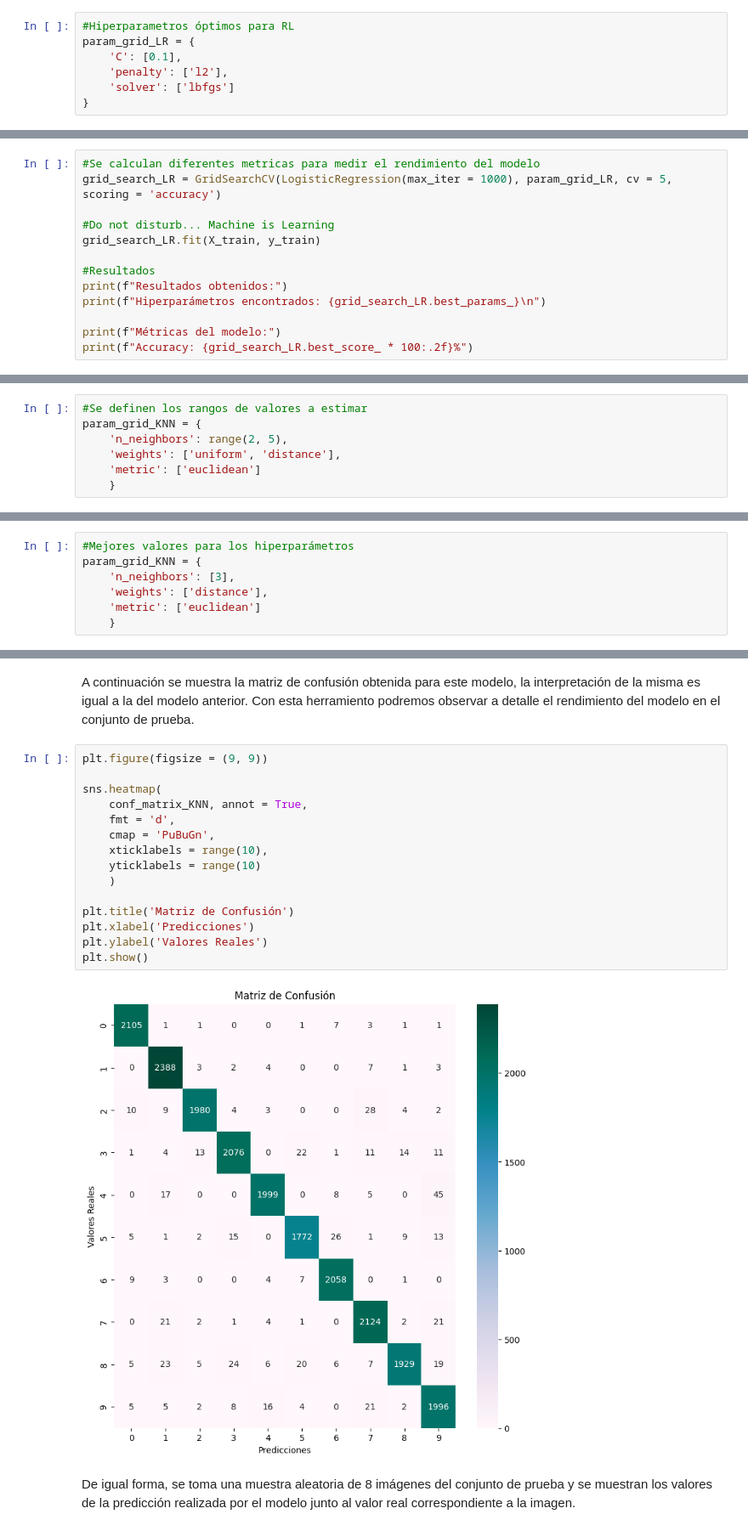
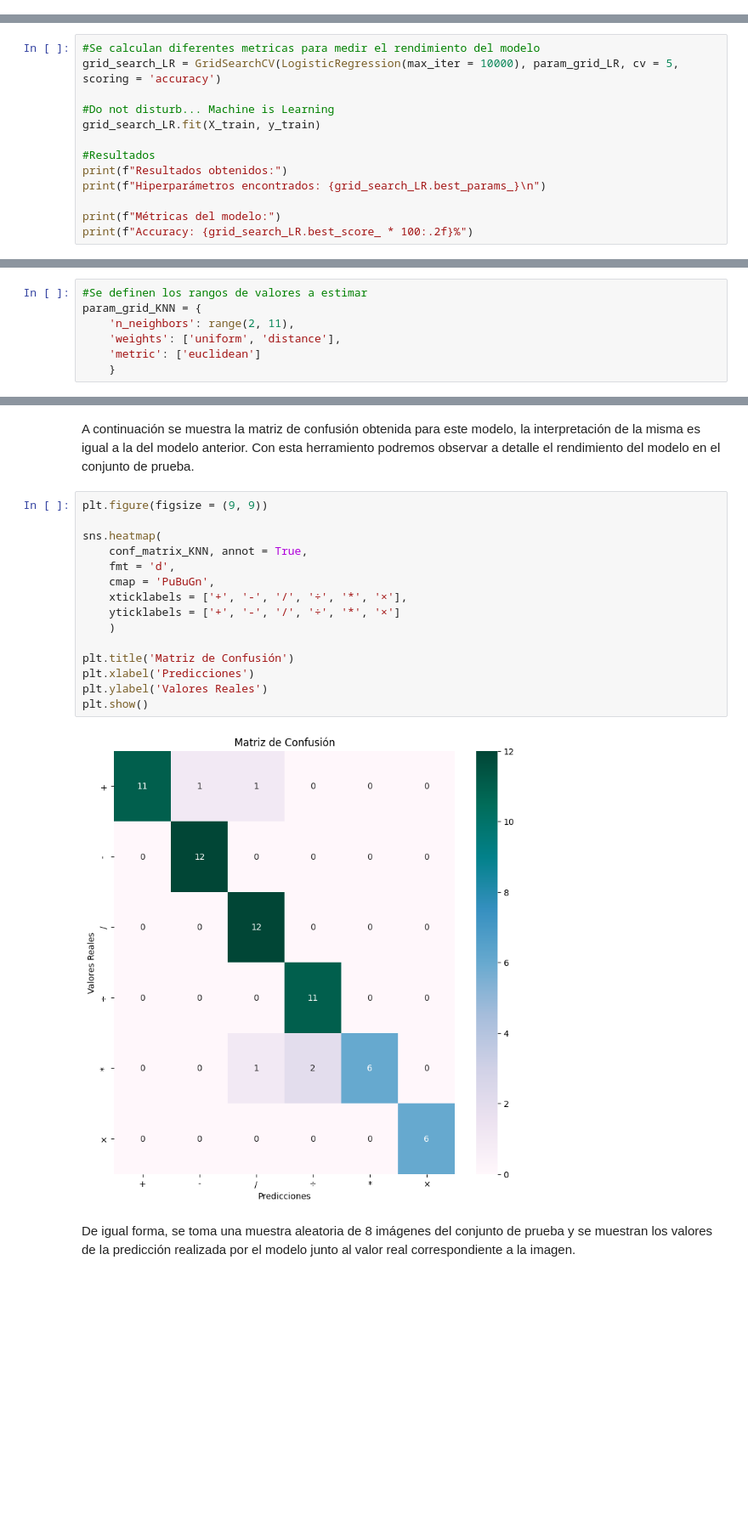
Before and after one commit to Morax19/ML_UCV, a Jupyter notebook: Tarea2/Tarea2_ML_DanielHernandez_Parte1_B.ipynb, the cells around one changed output, grey strips where cells are left out. Shown at 85% size. Cells and saved outputs as stored; diff of their text form; blank space fills up the shorter version.

```diff
--- a/Tarea2/Tarea2_ML_DanielHernandez_Parte1_B.ipynb
+++ b/Tarea2/Tarea2_ML_DanielHernandez_Parte1_B.ipynb
@@ -127,15 +172,8 @@ Nota: Dado que la búsqueda de los mejores valores para hiperparámetros es un p
-# %%
-#Hiperparametros óptimos para RL
-param_grid_LR = {
-    'C': [0.1],
-    'penalty': ['l2'],
-    'solver': ['lbfgs']
-}
 # %% [markdown]
 Se hace uso de GridSearchCV para estimación de parámetros y cálculo de scores en validación cruzada
 # %%
 #Se calculan diferentes metricas para medir el rendimiento del modelo
-grid_search_LR = GridSearchCV(LogisticRegression(max_iter = 1000), param_grid_LR, cv = 5, scoring = 'accuracy')
+grid_search_LR = GridSearchCV(LogisticRegression(max_iter = 10000), param_grid_LR, cv = 5, scoring = 'accuracy')
 
 #Do not disturb... Machine is Learning
 grid_search_LR.fit(X_train, y_train)
@@ -249,7 +293,7 @@ De manera similar al modelo anterior, KNN también posee hiperparámetros que de
 # %%
 #Se definen los rangos de valores a estimar
 param_grid_KNN = {
-    'n_neighbors': range(2, 5),
+    'n_neighbors': range(2, 11),
     'weights': ['uniform', 'distance'],
     'metric': ['euclidean']
     }
@@ -258,10 +300,3 @@ Nota: Dado que la estimación de hiperparámetros es costosa a nivel computacion
-# %%
-#Mejores valores para los hiperparámetros
-param_grid_KNN = {
-    'n_neighbors': [3],
-    'weights': ['distance'],
-    'metric': ['euclidean']
-    }
 # %% [markdown]
 Las métricas mencionadas en Regresión Logística también aplican en este modelo, por lo que no se volverán a definir de forma explícita, sin embargo cabe mencionar que la métrica en la que nos enfocaremos será la precisión o accuracy. De igual manera se repetirá el uso de la validación cruzada para mejorar la generalización del modelo
 # %%
@@ -321,20 +362,20 @@ A continuación se muestra la matriz de confusión obtenida para este modelo, la
 # %%
 plt.figure(figsize = (9, 9))
 
 sns.heatmap(
     conf_matrix_KNN, annot = True,
     fmt = 'd',
     cmap = 'PuBuGn',
-    xticklabels = range(10),
-    yticklabels = range(10)
+    xticklabels = ['+', '-', '/', '÷', '*', '×'],
+    yticklabels = ['+', '-', '/', '÷', '*', '×']
     )
 
 plt.title('Matriz de Confusión')
 plt.xlabel('Predicciones')
 plt.ylabel('Valores Reales')
 plt.show()
 # %% [output]
-[figure, old version]
+[figure, new version]
 # %% [markdown]
 De igual forma, se toma una muestra aleatoria de 8 imágenes del conjunto de prueba y se muestran los valores de la predicción realizada por el modelo junto al valor real correspondiente a la imagen.
 # %%
```
Also changed, not shown: parts of 49 cells of this notebook.
